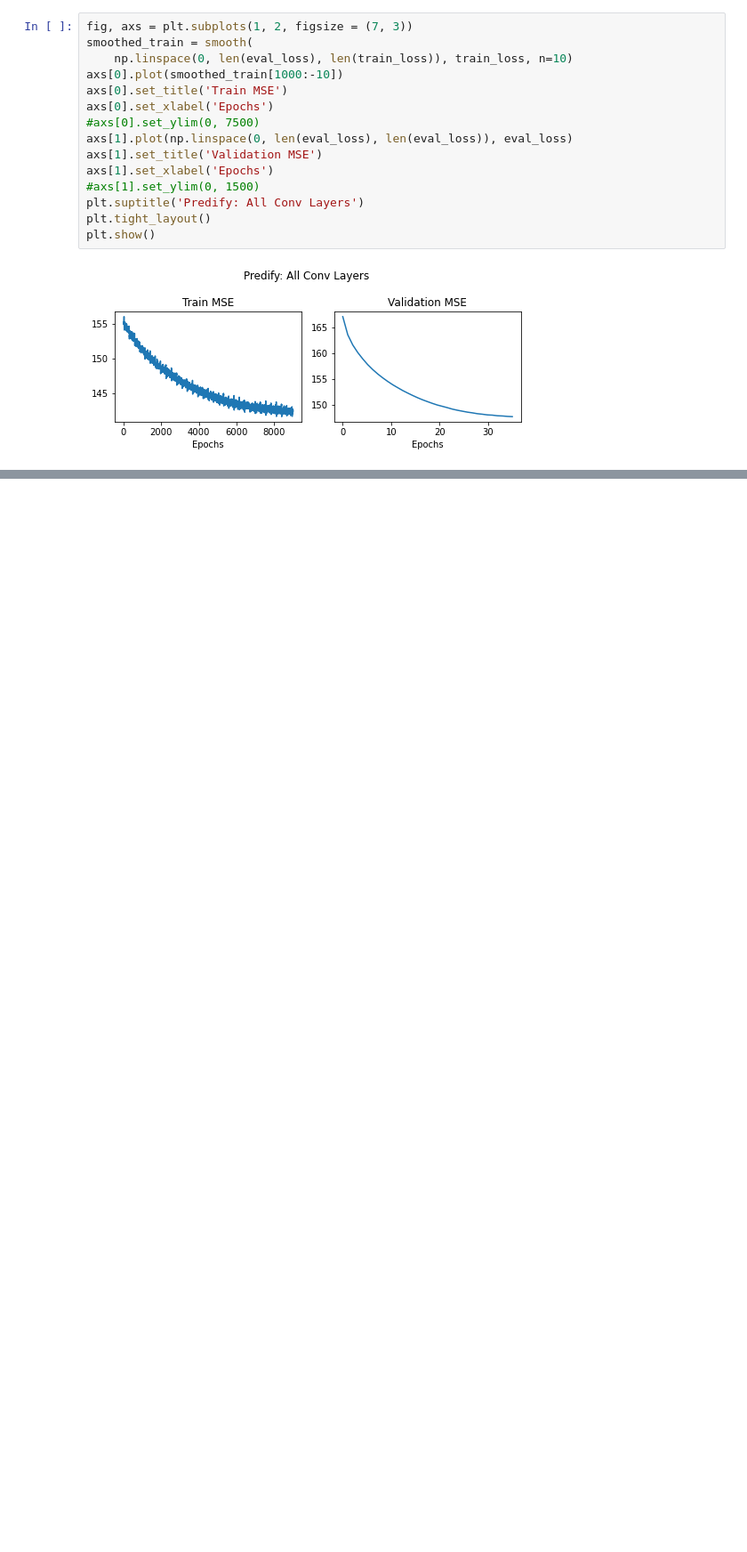
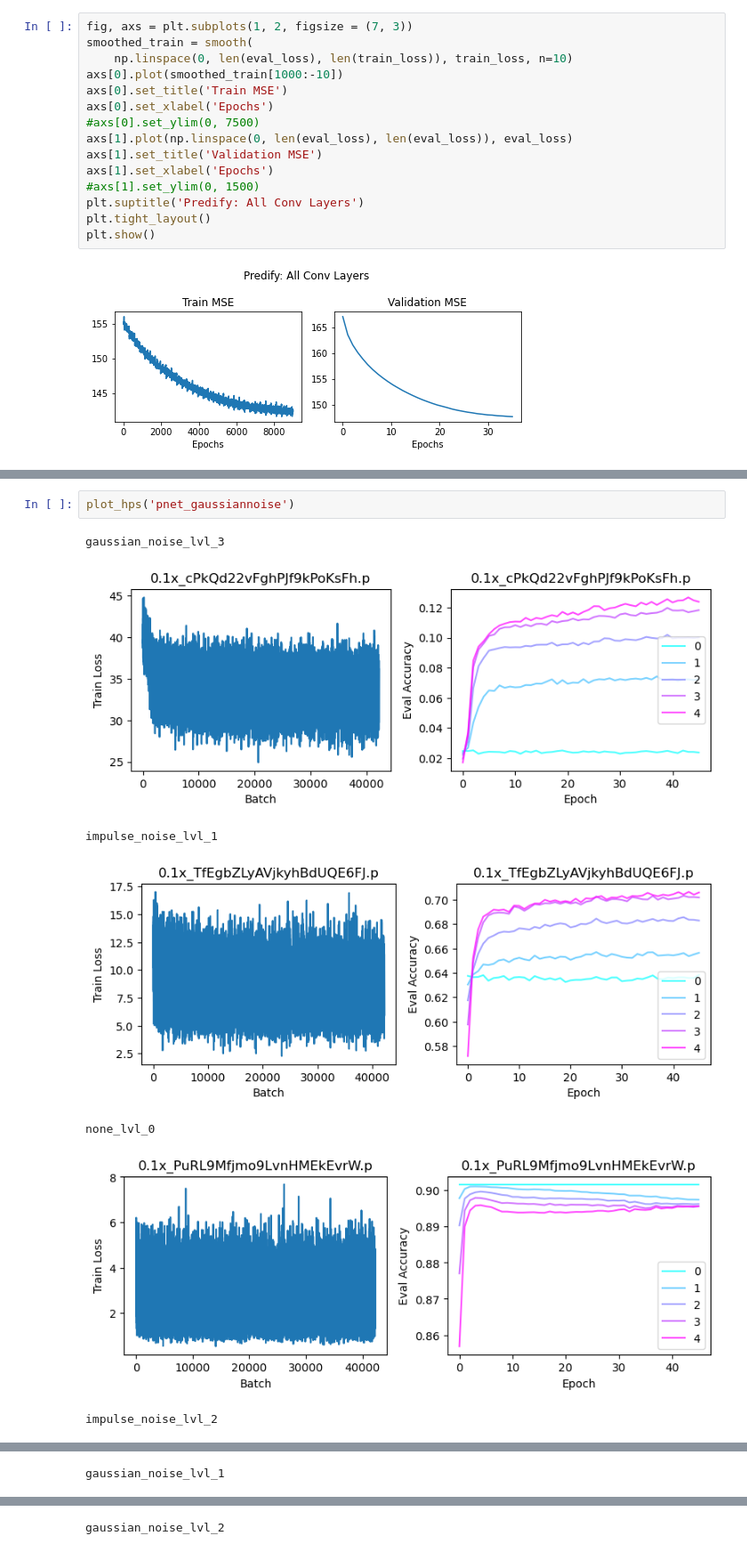
Before and after one commit to chingf/hallucnn-vision, a Jupyter notebook: plot-training-curves.ipynb, the cells around one changed output, grey strips where cells are left out. Shown at 89% size. Cells and saved outputs as stored; diff of their text form; blank space fills up the shorter version.

```diff
--- a/plot-training-curves.ipynb
+++ b/plot-training-curves.ipynb
@@ -91,0 +189,10 @@ smoothed_train.shape
+# %%
+plot_hps('pnet_gaussiannoise')
+# %% [output]
+gaussian_noise_lvl_3
+[figure, added]
+impulse_noise_lvl_1
+[figure, added]
+none_lvl_0
+[figure, added]
+impulse_noise_lvl_2
@@ -91,0 +200 @@ smoothed_train.shape
+gaussian_noise_lvl_1
@@ -91,0 +202 @@ smoothed_train.shape
+gaussian_noise_lvl_2
```
Also changed, not shown: parts of 11 cells of this notebook, 2 other files.
